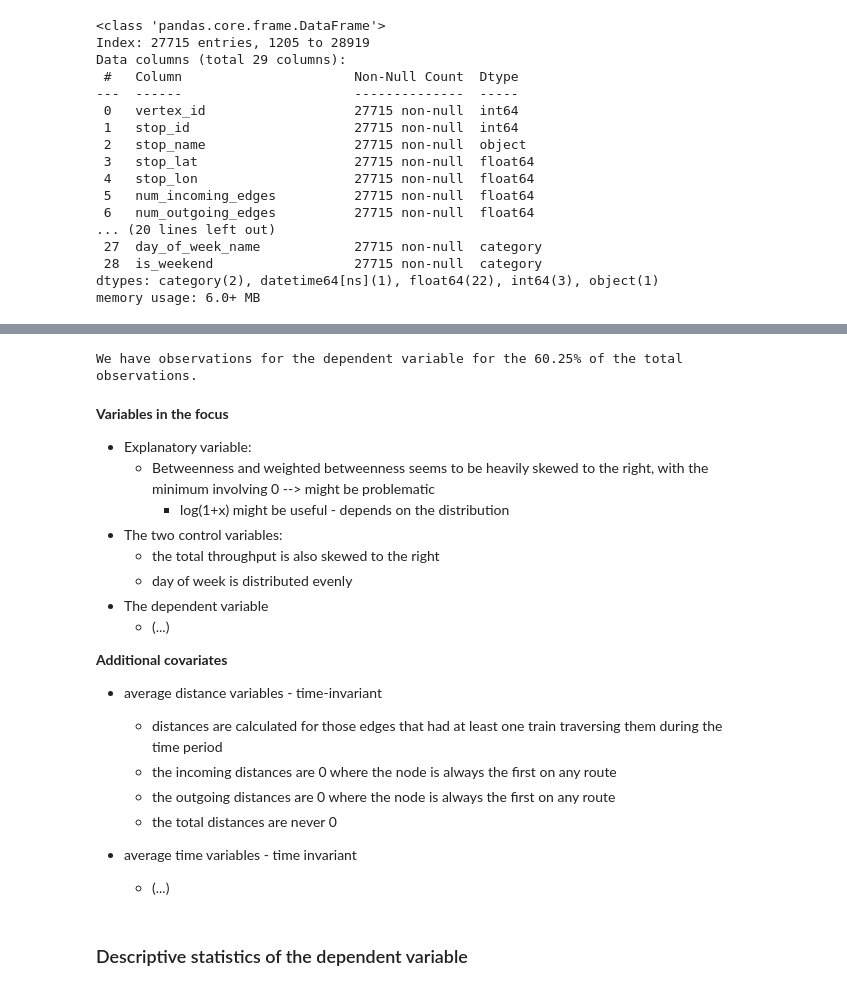
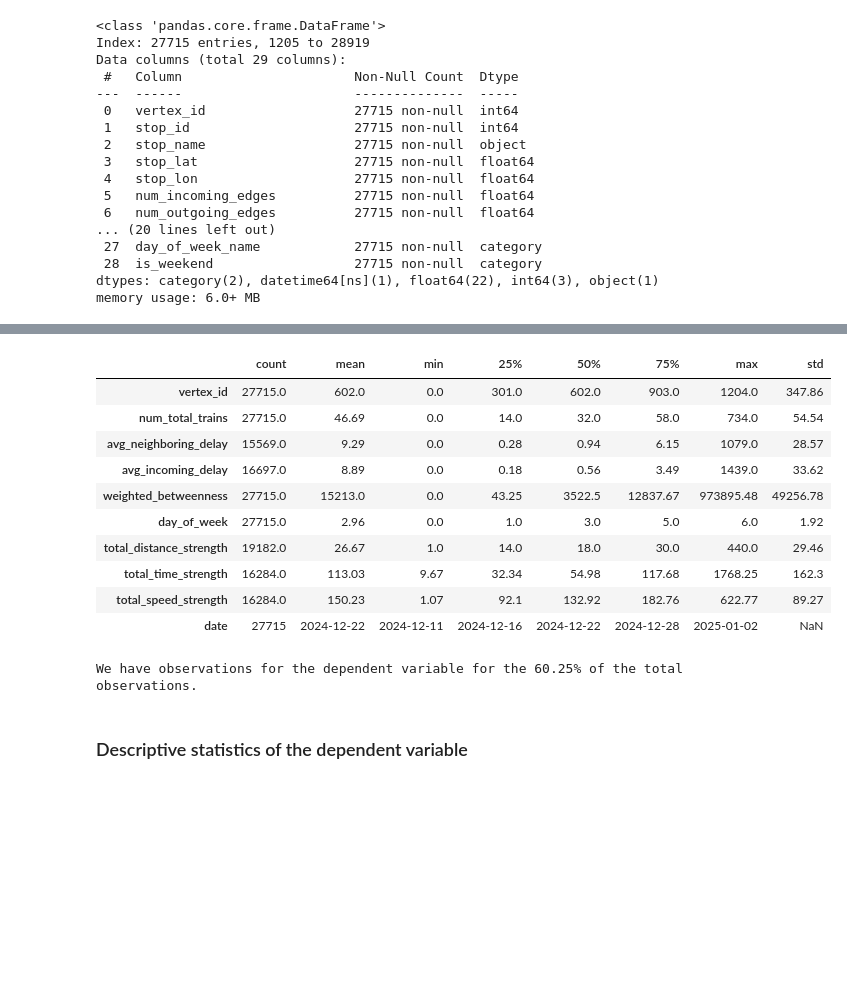
Before and after one commit to jrysztv/mav-analysis, a Jupyter notebook: analysis.ipynb, the cells around one changed output, grey strips where cells are left out. Drawn from its saved outputs; the diff is of its cells as text; code cells hidden in the pictures; blank space fills up the shorter version.

```diff
--- a/analysis.ipynb
+++ b/analysis.ipynb
@@ -148,6 +115,48 @@ df.describe().T
 | outgoing_speed_strength | 19320.0 | 76.804333 | 0.0 | 45.831917 | 67.01898 | 95.745608 | 553.808297 | 51.950875 |
 | total_speed_strength | 16284.0 | 150.225913 | 1.073599 | 92.101724 | 132.915152 | 182.758881 | 622.765492 | 89.272664 |
 | date | 27715 | 2024-12-22 00:00:00 | 2024-12-11 00:00:00 | 2024-12-16 00:00:00 | 2024-12-22 00:00:00 | 2024-12-28 00:00:00 | 2025-01-02 00:00:00 | NaN |
+# %%
+table_1 = df.describe().T
+table_1 = table_1[
+    table_1.index.isin(
+        [
+            "vertex_id",
+            "date",
+            "avg_incoming_delay",
+            "weighted_betweenness",
+            "num_total_trains",
+            "day_of_week",
+            "total_distance_strength",
+            "total_time_strength",
+            "total_speed_strength",
+            "avg_neighboring_delay",
+        ]
+    )
+]
+
+
+table_1.loc["date", ["mean", "min", "25%", "50%", "75%", "max"]] = table_1.loc[
+    "date", ["mean", "min", "25%", "50%", "75%", "max"]
+].map(lambda x: x.strftime("%Y-%m-%d"))
+# Round all rows except 'date'
+table_1.loc[table_1.index != "date"] = table_1.loc[table_1.index != "date"].applymap(
+    lambda x: round(x, 2)
+)
+
+table_1.to_excel(dir_config.table_dir / "table_1_descriptive_stats.xlsx")
+table_1
+# %% [output]
+|  | count | mean | min | 25% | 50% | 75% | max | std |
+| vertex_id | 27715.0 | 602.0 | 0.0 | 301.0 | 602.0 | 903.0 | 1204.0 | 347.86 |
+| num_total_trains | 27715.0 | 46.69 | 0.0 | 14.0 | 32.0 | 58.0 | 734.0 | 54.54 |
+| avg_neighboring_delay | 15569.0 | 9.29 | 0.0 | 0.28 | 0.94 | 6.15 | 1079.0 | 28.57 |
+| avg_incoming_delay | 16697.0 | 8.89 | 0.0 | 0.18 | 0.56 | 3.49 | 1439.0 | 33.62 |
+| weighted_betweenness | 27715.0 | 15213.0 | 0.0 | 43.25 | 3522.5 | 12837.67 | 973895.48 | 49256.78 |
+| day_of_week | 27715.0 | 2.96 | 0.0 | 1.0 | 3.0 | 5.0 | 6.0 | 1.92 |
+| total_distance_strength | 19182.0 | 26.67 | 1.0 | 14.0 | 18.0 | 30.0 | 440.0 | 29.46 |
+| total_time_strength | 16284.0 | 113.03 | 9.67 | 32.34 | 54.98 | 117.68 | 1768.25 | 162.3 |
+| total_speed_strength | 16284.0 | 150.23 | 1.07 | 92.1 | 132.92 | 182.76 | 622.77 | 89.27 |
+| date | 27715 | 2024-12-22 | 2024-12-11 | 2024-12-16 | 2024-12-22 | 2024-12-28 | 2025-01-02 | NaN |
 # %%
 # The ratio of the number of observations for the dependent variable
 # to the number of total observations
@@ -156,26 +165,6 @@ print(
 )
 # %% [output]
 We have observations for the dependent variable for the 60.25% of the total observations.
-# %% [markdown]
-**Variables in the focus**
-- Explanatory variable:
-  - Betweenness and weighted betweenness seems to be heavily skewed to the right, with the minimum involving 0 --> might be problematic
-    - log(1+x) might be useful - depends on the distribution
-- The two control variables:
-  - the total throughput is also skewed to the right
-  - day of week is distributed evenly
-- The dependent variable
-  - (...)
-
-**Additional covariates**
-- average distance variables - time-invariant
-  - distances are calculated for those edges that had at least one train traversing them during the time period
-  - the incoming distances are 0 where the node is always the first on any route
-  - the outgoing distances are 0 where the node is always the first on any route
-  - the total distances are never 0
-
-- average time variables - time invariant
-  - (...)
 # %% [markdown]
 ### Descriptive statistics of the dependent variable
 # %%
```
Also changed, not shown: parts of 19 cells of this notebook, 38 other files.
